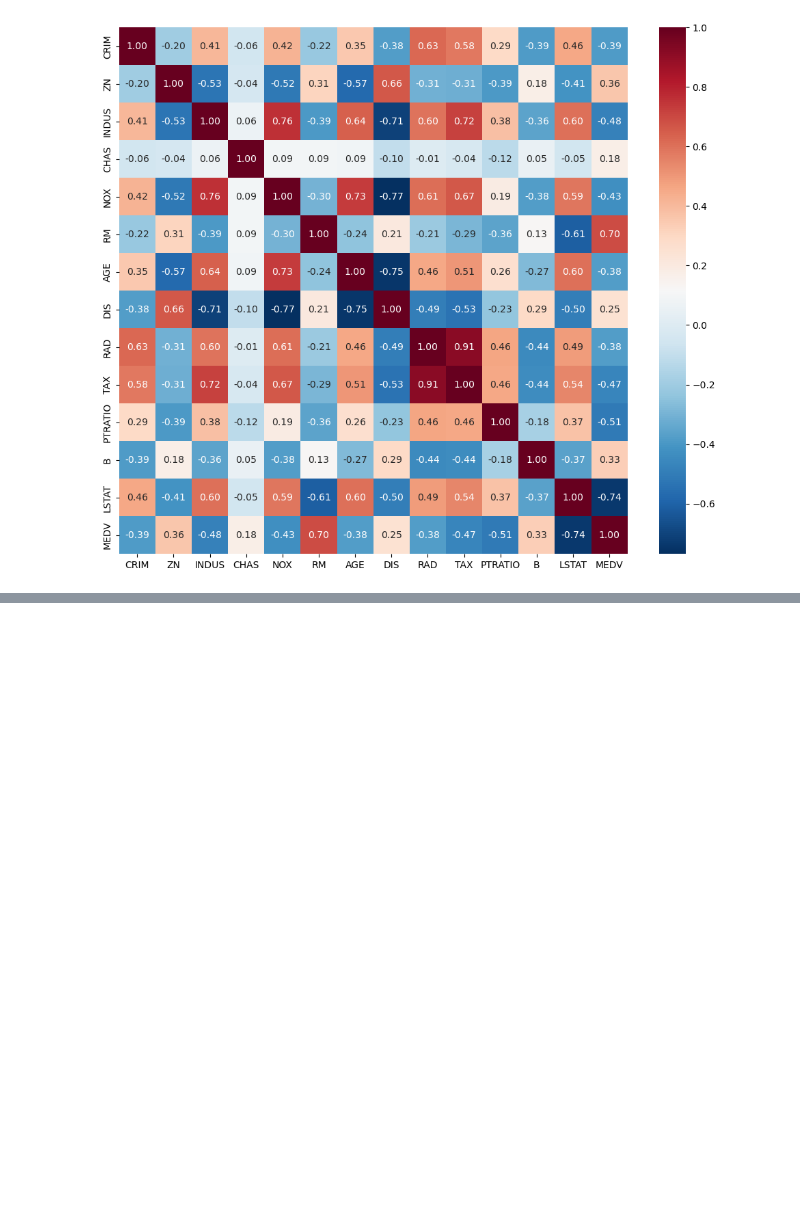
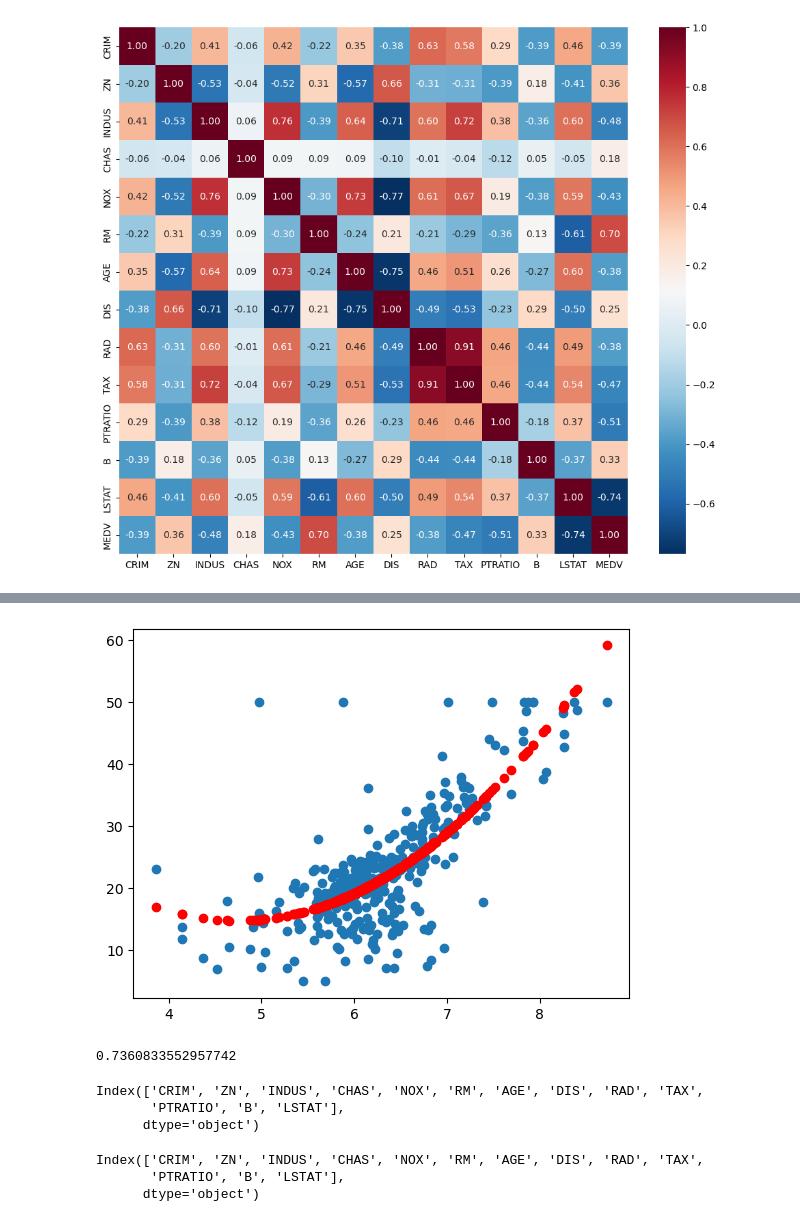
Before and after one commit to Geun8b/ML-Study, a Jupyter notebook: ex05_보스턴 주택 가격 회귀분석.ipynb, the cells around one changed output, grey strips where cells are left out. Cells and saved outputs as stored; diff of their text form; code cells hidden in the pictures; blank space fills up the shorter version.

```diff
--- a/ex05_보스턴 주택 가격 회귀분석.ipynb
+++ b/ex05_보스턴 주택 가격 회귀분석.ipynb
@@ -238,0 +500,34 @@ sns.heatmap(
+# %%
+# 확장전 예측 값을 살펴보자. (특성 확장 적용)
+X_train_copy['RM x RM'] = X_train['RM'] * X_train['RM']
+model = LinearRegression()
+model.fit(X_train_copy[['RM', 'RM x RM']], y_train)
+pre = model.predict(X_train_copy[['RM', 'RM x RM']])
+
+# 시각화를 통해서 모델의 예측을 살펴보자
+plt.scatter(X_train['RM'], y_train)   # 데이터의 분포를 확인하기 위한 산점도
+plt.scatter(X_train['RM'], pre, color = 'red')   # 예측 값을 확인하기 위한 산점도
+plt.show()
+
+# 그래프상 최대한 위쪽의 데이터 까지 추적을 하려고 함
+# %% [output]
+[figure, added]
+# %%
+linear_model = LinearRegression()
+linear_model.fit(X_train_copy, y_train)   # 모델 학습 진행
+X_test_copy['RM x RM'] = X_test['RM'] * X_test['RM']
+linear_model.score(X_test_copy, y_test)
+# %% [output]
+0.7360833552957742
+# %%
+X_train.columns
+# %% [output]
+Index(['CRIM', 'ZN', 'INDUS', 'CHAS', 'NOX', 'RM', 'AGE', 'DIS', 'RAD', 'TAX',
+       'PTRATIO', 'B', 'LSTAT'],
+      dtype='object')
+# %%
+X_test.columns
+# %% [output]
+Index(['CRIM', 'ZN', 'INDUS', 'CHAS', 'NOX', 'RM', 'AGE', 'DIS', 'RAD', 'TAX',
+       'PTRATIO', 'B', 'LSTAT'],
+      dtype='object')
```
Also changed, not shown: parts of 45 cells of this notebook.
